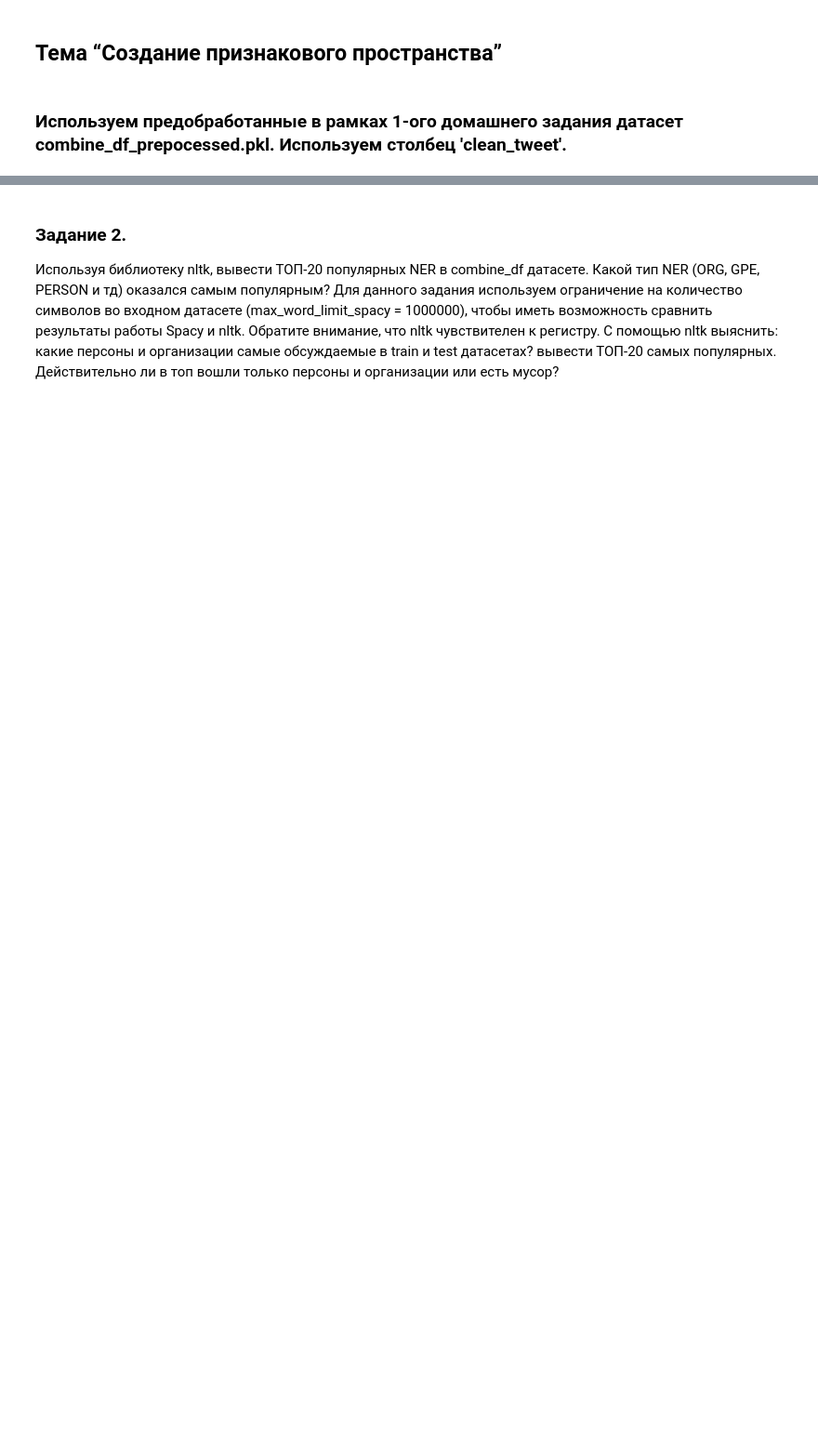
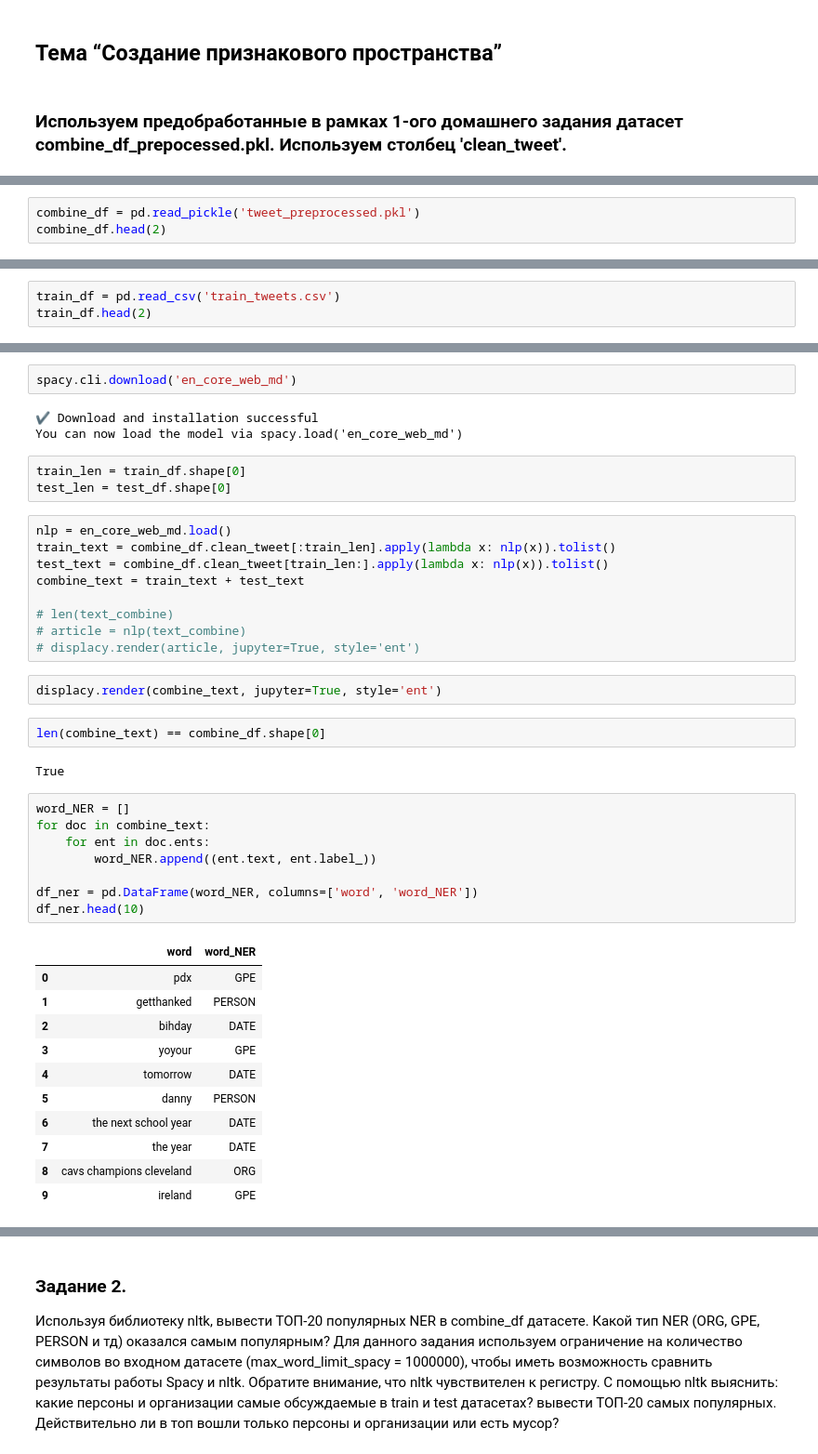
Before and after one commit to rajulun/Introduction_to_Natural_Language_Processing, a Jupyter notebook: HW_03/hw_lesson_3.ipynb, the cells around one changed output, grey strips where cells are left out. Shown at 93% size. Drawn from its saved outputs; the diff is of its cells as text; blank space fills up the shorter version.

```diff
--- a/HW_03/hw_lesson_3.ipynb
+++ b/HW_03/hw_lesson_3.ipynb
@@ -11,0 +39,3 @@
+# %%
+combine_df = pd.read_pickle('tweet_preprocessed.pkl')
+combine_df.head(2)
@@ -11,0 +46,3 @@
+# %%
+train_df = pd.read_csv('train_tweets.csv')
+train_df.head(2)
@@ -11,0 +67,43 @@
+# %%
+spacy.cli.download('en_core_web_md')
+# %% [output]
+✔ Download and installation successful
+You can now load the model via spacy.load('en_core_web_md')
+# %%
+train_len = train_df.shape[0]
+test_len = test_df.shape[0]
+# %%
+nlp = en_core_web_md.load()
+train_text = combine_df.clean_tweet[:train_len].apply(lambda x: nlp(x)).tolist()
+test_text = combine_df.clean_tweet[train_len:].apply(lambda x: nlp(x)).tolist()
+combine_text = train_text + test_text
+
+# len(text_combine)
+# article = nlp(text_combine)
+# displacy.render(article, jupyter=True, style='ent')
+# %%
+displacy.render(combine_text, jupyter=True, style='ent')
+# %%
+len(combine_text) == combine_df.shape[0]
+# %% [output]
+True
+# %%
+word_NER = []
+for doc in combine_text:
+    for ent in doc.ents:
+        word_NER.append((ent.text, ent.label_))
+
+df_ner = pd.DataFrame(word_NER, columns=['word', 'word_NER'])
+df_ner.head(10)
+# %% [output]
+|  | word | word_NER |
+| 0 | pdx | GPE |
+| 1 | getthanked | PERSON |
+| 2 | bihday | DATE |
+| 3 | yoyour | GPE |
+| 4 | tomorrow | DATE |
+| 5 | danny | PERSON |
+| 6 | the next school year | DATE |
+| 7 | the year | DATE |
+| 8 | cavs champions cleveland | ORG |
+| 9 | ireland | GPE |
```
Also changed, not shown: parts of 30 cells of this notebook.
